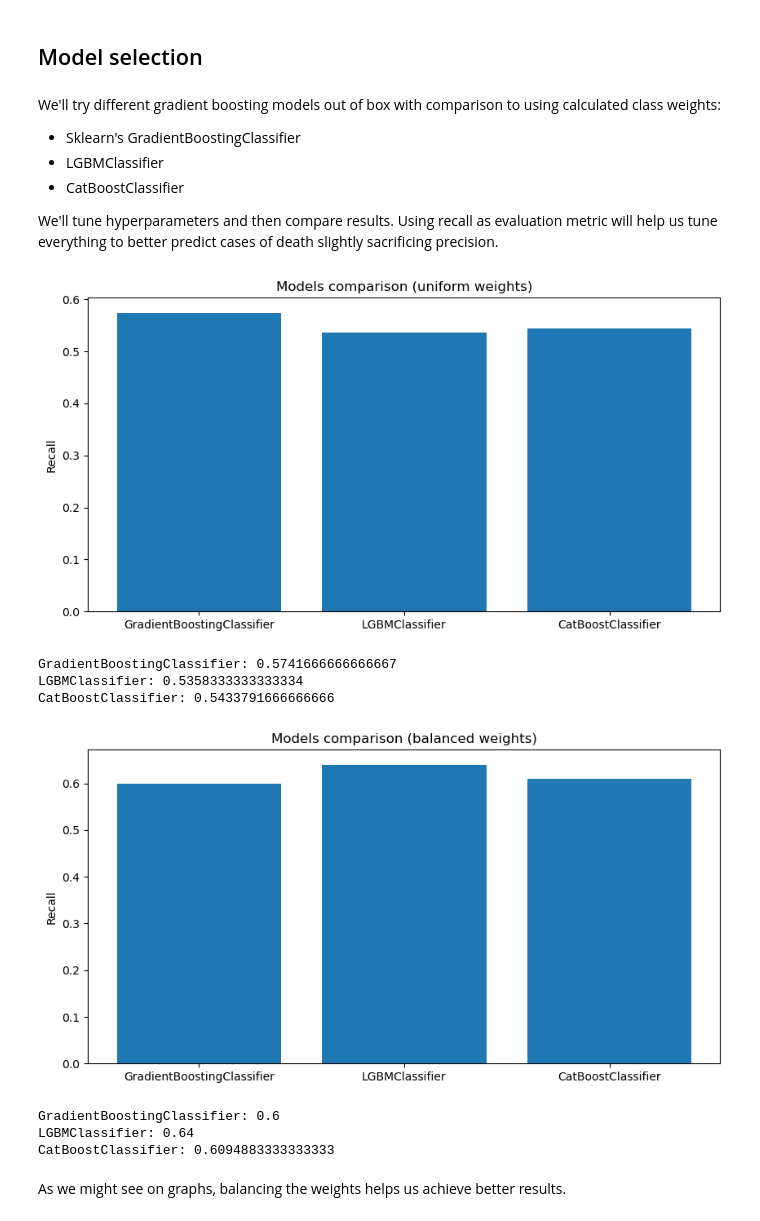
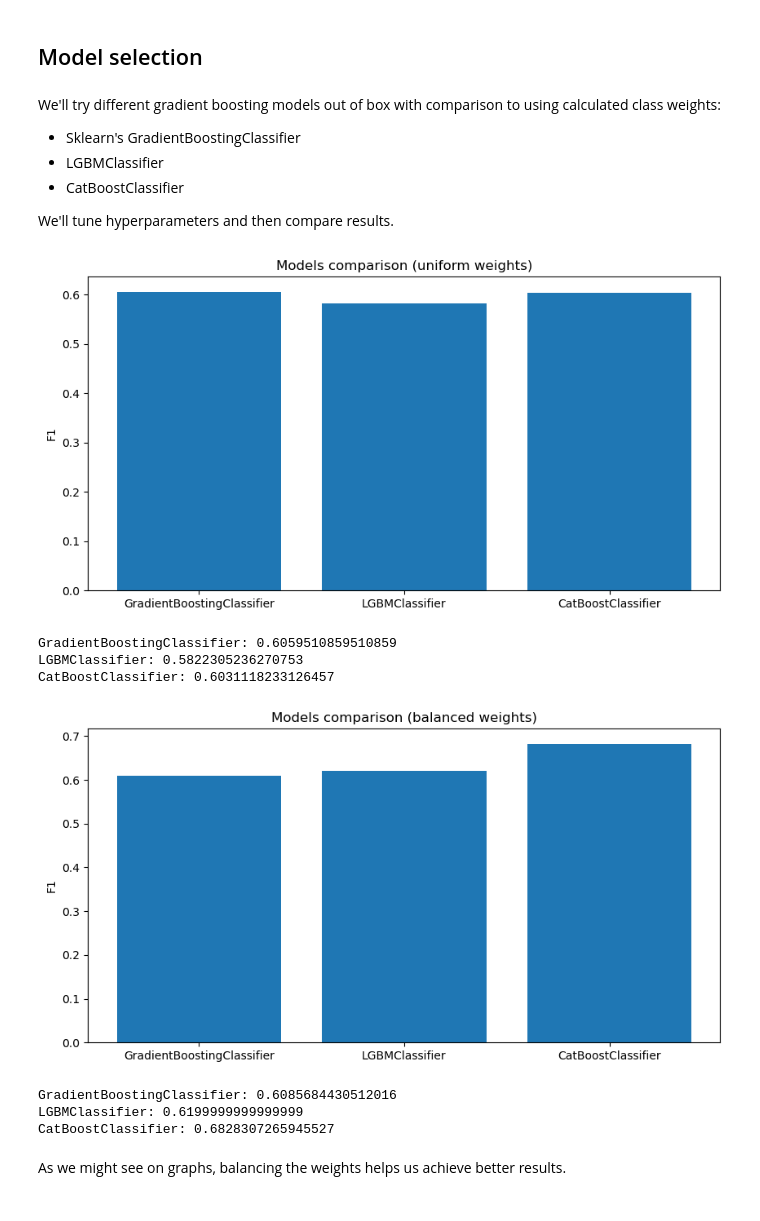
Before and after one commit to ekkv/heart-failure, a Jupyter notebook: heart_failure.ipynb, the cells around one changed output. Cells and saved outputs as stored; diff of their text form; code cells hidden in the pictures.

```diff
--- a/heart_failure.ipynb
+++ b/heart_failure.ipynb
@@ -202,7 +202,7 @@ We'll try different gradient boosting models out of box with comparison to using
 - LGBMClassifier
 - CatBoostClassifier
 
-We'll tune hyperparameters and then compare results. Using recall as evaluation metric will help us tune everything to better predict cases of death slightly sacrificing precision.
+We'll tune hyperparameters and then compare results.
 # %%
 # List of estimators to test
 estimators = [
@@ -234,7 +234,7 @@ for w in class_weights:
 
             params = {
                 'loss_function': 'Logloss',
-                'eval_metric': 'Recall',
+                'eval_metric': 'F1',
                 'class_weights': weights,
                 'random_seed': seed,
                 'verbose': False
@@ -243,44 +243,44 @@ for w in class_weights:
             scores = cv(cv_dataset,
                         params,
                         fold_count=5,
                         partition_random_seed=seed,
-                        logging_level='Silent')['test-Recall-mean']
+                        logging_level='Silent')['test-F1-mean']
 
         else:
 
             scores = cross_val_score(est,
                                      x_train,
                                      y_train,
-                                     scoring='recall',
+                                     scoring='f1',
                                      fit_params={'sample_weight': sample_weights},
                                      cv=5, verbose=False)
 
         score = abs(scores.mean())
         results_dict[model_name] = score
 
     names = list(results_dict.keys())
     values = list(results_dict.values())
 
     # Visualize results
     plt.figure(figsize=(10,5))
     if w == None:
         plt.title(f'Models comparison (uniform weights)')
     else:
         plt.title(f'Models comparison ({w} weights)')
     plt.bar(range(len(results_dict)), results_dict.values(), tick_label=list(results_dict.keys()))
-    plt.ylabel('Recall')
+    plt.ylabel('F1')
     plt.show();
     for key, value in results_dict.items():
         print(key+':', value)
 # %% [output]
-[figure, old version]
+[figure, new version]
-GradientBoostingClassifier: 0.5741666666666667
-LGBMClassifier: 0.5358333333333334
-CatBoostClassifier: 0.5433791666666666
+GradientBoostingClassifier: 0.6059510859510859
+LGBMClassifier: 0.5822305236270753
+CatBoostClassifier: 0.6031118233126457
-[figure, old version]
+[figure, new version]
-GradientBoostingClassifier: 0.6
-LGBMClassifier: 0.64
-CatBoostClassifier: 0.6094883333333333
+GradientBoostingClassifier: 0.6085684430512016
+LGBMClassifier: 0.6199999999999999
+CatBoostClassifier: 0.6828307265945527
 # %% [markdown]
 As we might see on graphs, balancing the weights helps us achieve better results.
 # %% [markdown]
```
Also changed, not shown: parts of 21 cells of this notebook.
